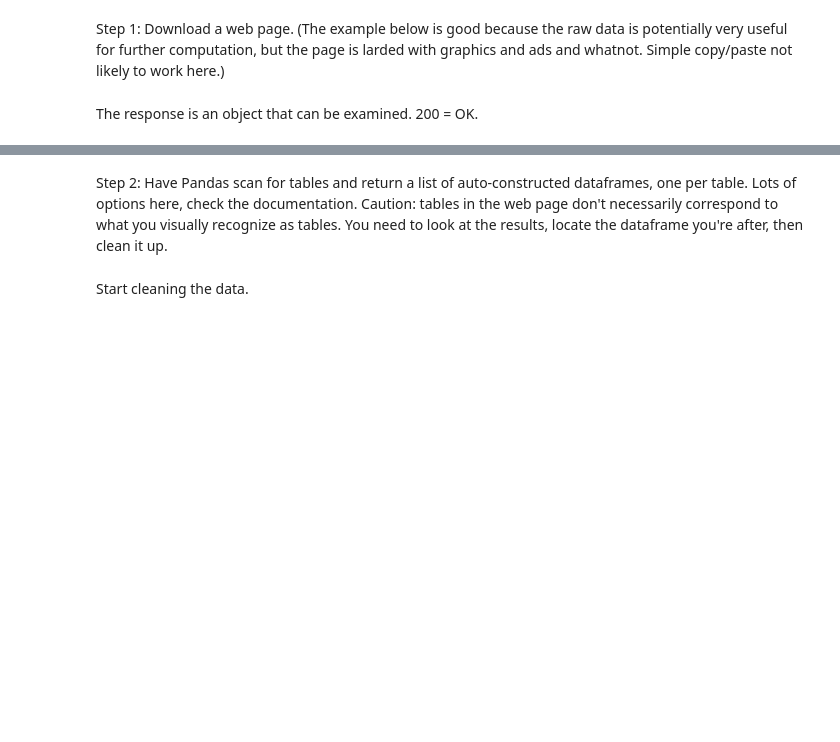
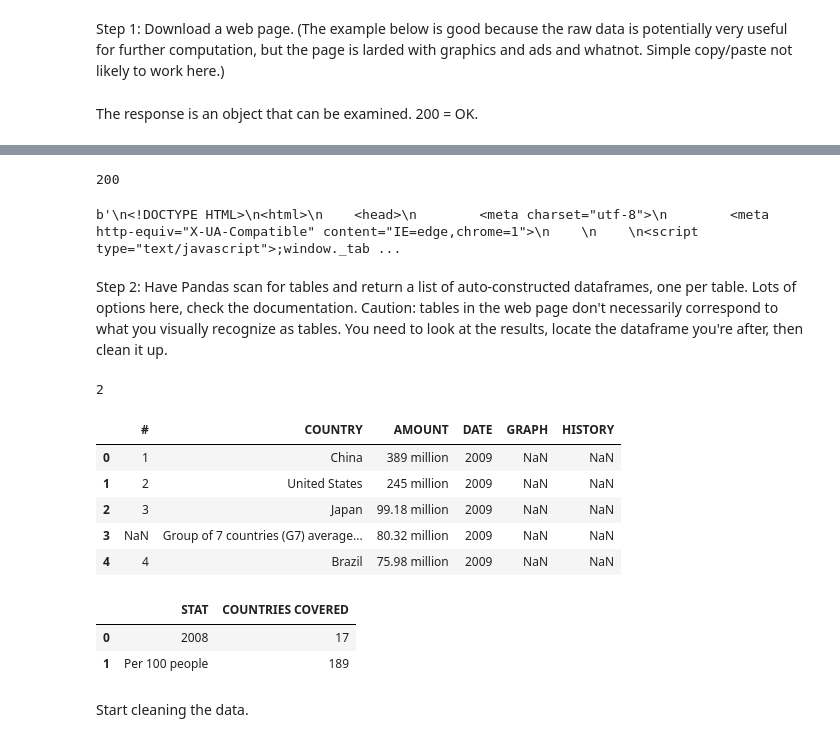
Before and after one commit to gjanee/carpentry-materials, a Jupyter notebook: pandas-html-scraping.ipynb, the cells around one changed output, grey strips where cells are left out. Cells and saved outputs as stored; diff of their text form; code cells hidden in the pictures; blank space fills up the shorter version.

```diff
--- a/pandas-html-scraping.ipynb
+++ b/pandas-html-scraping.ipynb
@@ -7,7 +7,10 @@ import requests # a user-friendly web package
 # %% [markdown]
 Step 1: Download a web page.  (The example below is good because the raw data is potentially very useful for further computation, but the page is larded with graphics and ads and whatnot.  Simple copy/paste not likely to work here.)
 # %%
-page = requests.get("http://www.nationmaster.com/country-info/stats/Media/Internet-users")
+page = requests.get("https://www.nationmaster.com/country-info/stats/Media/Internet-users")
+
+# N.B.: page content is also cached locally:
+# page_content = open("scraping-example-cached.html", mode="rb").read()
 # %% [markdown]
 The response is an object that can be examined.  200 = OK.
 # %%
@@ -15,8 +20,15 @@ type(page)
 # %%
 page.status_code
+# %% [output]
+200
 # %%
-page.content
+page.content[:1000]
+# %% [output]
+b'\n<!DOCTYPE HTML>\n<html>\n    <head>\n        <meta charset="utf-8">\n        <meta http-equiv="X-UA-Compatible" content="IE=edge,chrome=1">\n    \n    \n<script type="text/javascript">;window._tab ...
 # %% [markdown]
 Step 2: Have Pandas scan for tables and return a list of auto-constructed dataframes, one per table.  Lots of options here, check the documentation.  Caution: tables in the web page don't necessarily correspond to what you visually recognize as tables.  You need to look at the results, locate the dataframe you're after, then clean it up.
 # %%
 frames = pd.read_html(page.content)
+len(frames)
+# %% [output]
+2
@@ -25,7 +35,18 @@ len(frames)
 # %%
-frames[0]
+frames[0].head()
+# %% [output]
+|  | # | COUNTRY | AMOUNT | DATE | GRAPH | HISTORY |
+| 0 | 1 | China | 389 million | 2009 | NaN | NaN |
+| 1 | 2 | United States | 245 million | 2009 | NaN | NaN |
+| 2 | 3 | Japan | 99.18 million | 2009 | NaN | NaN |
+| 3 | NaN | Group of 7 countries (G7) average... | 80.32 million | 2009 | NaN | NaN |
+| 4 | 4 | Brazil | 75.98 million | 2009 | NaN | NaN |
 # %%
 frames[1]
+# %% [output]
+|  | STAT | COUNTRIES COVERED |
+| 0 | 2008 | 17 |
+| 1 | Per 100 people | 189 |
 # %%
 # this is the dataframe we want
 df = frames[0]
```
Also changed, not shown: parts of 27 cells of this notebook, 1 other file.
